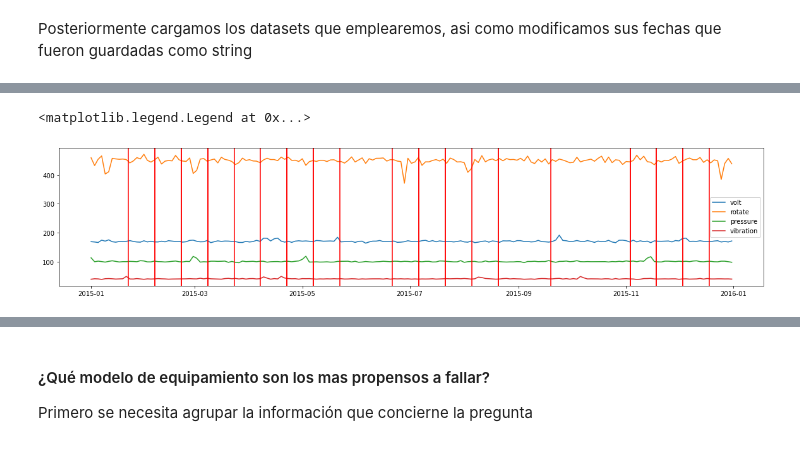
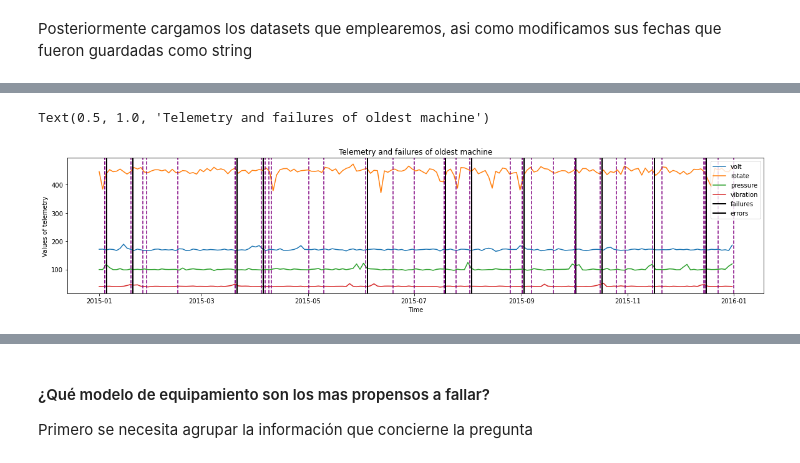
Before and after one commit to Brami01/TIC_Project_PM, a Jupyter notebook: main.ipynb, the cells around one changed output, grey strips where cells are left out. Saved outputs shown, nothing was run; the diff lists cells and outputs as text; code cells hidden in the pictures.

```diff
--- a/main.ipynb
+++ b/main.ipynb
@@ -116,3 +119,6 @@ maint['datetime'] = pd.to_datetime(maint['datetime'])
 
 telemetry =  pd.read_csv('data/PdM_telemetry.csv')
 telemetry['datetime'] = pd.to_datetime(telemetry['datetime'])
+
+telemetry_features = ['volt', 'rotate', 'pressure', 'vibration']
+scaler = StandardScaler()
@@ -128,11 +124,0 @@ for date in maint[(maint['machineID'] == machineID) & (maint['datetime'] >= pd.t
-# %%
-plt.figure(figsize=(20,4))
-
-telemetry_week = telemetry[telemetry['machineID'] == 5].groupby('datetime').mean().groupby(pd.Grouper(freq="2D")).mean()
-plt.plot(telemetry_week.index, telemetry_week['volt'])
-plt.plot(telemetry_week.index, telemetry_week['rotate'])
-plt.plot(telemetry_week.index, telemetry_week['pressure'])
-plt.plot(telemetry_week.index, telemetry_week['vibration'])
-for date in maint[(maint['machineID'] == machineID) & (maint['datetime'] >= pd.to_datetime('2015-01-01'))]['datetime']:
-    plt.axvline(date, color = 'red', label = 'axvline - full height')
-plt.legend(['volt', 'rotate', 'pressure', 'vibration'])
@@ -155,3 +141,14 @@ plt.legend(['failures', 'errors', 'maints'])
 # %%
-i_young = machines[machines['age'] == np.min(machines['age'])].index[0]
-i_old = machines[machines['age'] == np.max(machines['age'])].index[0]
+def plotMachineRecords(machineID, telemetry_records):
+    plt.figure(figsize=(20,4))
+    for telemetry_feature in telemetry_features:
+        plt.plot(telemetry_records.index, telemetry_records[telemetry_feature])
+    for date in failures[(failures['machineID'] == machineID) & (failures['datetime'] >= pd.to_datetime('2015-01-01'))]['datetime']:
+        plt.axvline(date, color = 'black', label = 'axvline - full height', lw = 2)
+    for date in errors[(errors['machineID'] == machineID) & (errors['datetime'] >= pd.to_datetime('2015-01-01'))]['datetime']:
+        plt.axvline(date, color = 'purple', label = 'axvline - full height', linestyle = '--')
+    plt.legend(telemetry_features + ['failures', 'errors'])
+    plt.xlabel('Time')
+
+youngest_machine = machines[machines['age'] == np.min(machines['age'])].index[0]
+oldest_machine = machines[machines['age'] == np.max(machines['age'])].index[1] #El primer mas viejo en aparecer no tiene fallos
@@ -172,14 +163,8 @@ plt.legend(['volt', 'rotate', 'pressure', 'vibration'])
 # %%
-plt.figure(figsize=(20,4))
-
-telemetry_week = telemetry[telemetry['machineID'] == i_old].groupby('datetime').mean().groupby(pd.Grouper(freq="2D")).mean()
-plt.plot(telemetry_week.index, telemetry_week['volt'])
-plt.plot(telemetry_week.index, telemetry_week['rotate'])
-plt.plot(telemetry_week.index, telemetry_week['pressure'])
-plt.plot(telemetry_week.index, telemetry_week['vibration'])
-for date in maint[(maint['machineID'] == i_old) & (maint['datetime'] >= pd.to_datetime('2015-01-01'))]['datetime']:
-    plt.axvline(date, color = 'red', label = 'axvline - full height')
-plt.legend(['volt', 'rotate', 'pressure', 'vibration'])
+telemetry_week_oldest = telemetry[telemetry['machineID'] == oldest_machine].groupby('datetime').mean().groupby(pd.Grouper(freq="2D")).mean()
+plotMachineRecords(oldest_machine, telemetry_week_oldest)
+plt.ylabel('Values of telemetry')
+plt.title('Telemetry and failures of oldest machine')
 # %% [output]
-<matplotlib.legend.Legend at 0x...>
+Text(0.5, 1.0, 'Telemetry and failures of oldest machine')
-[figure, old version]
+[figure, new version]
```
Also changed, not shown: parts of 12 cells of this notebook.
